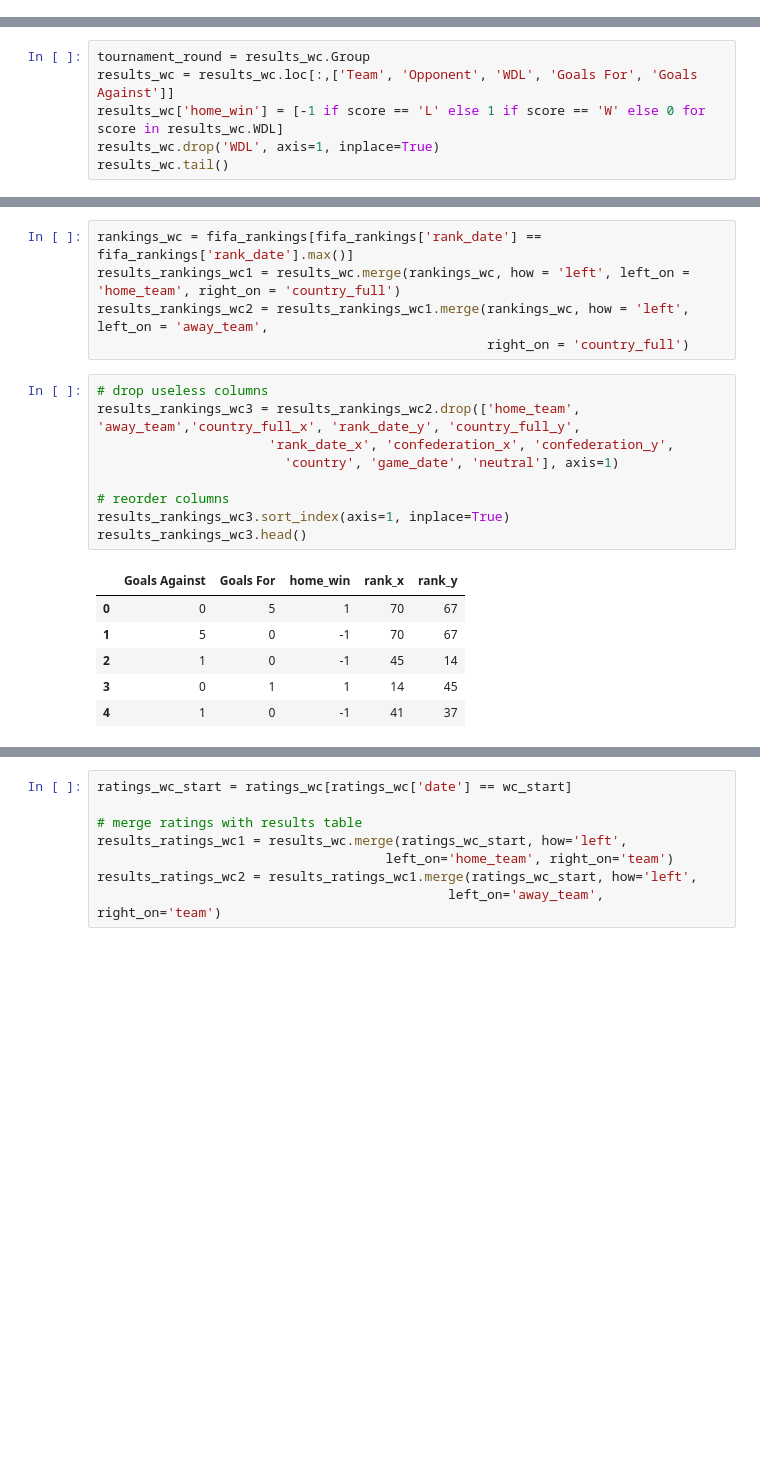
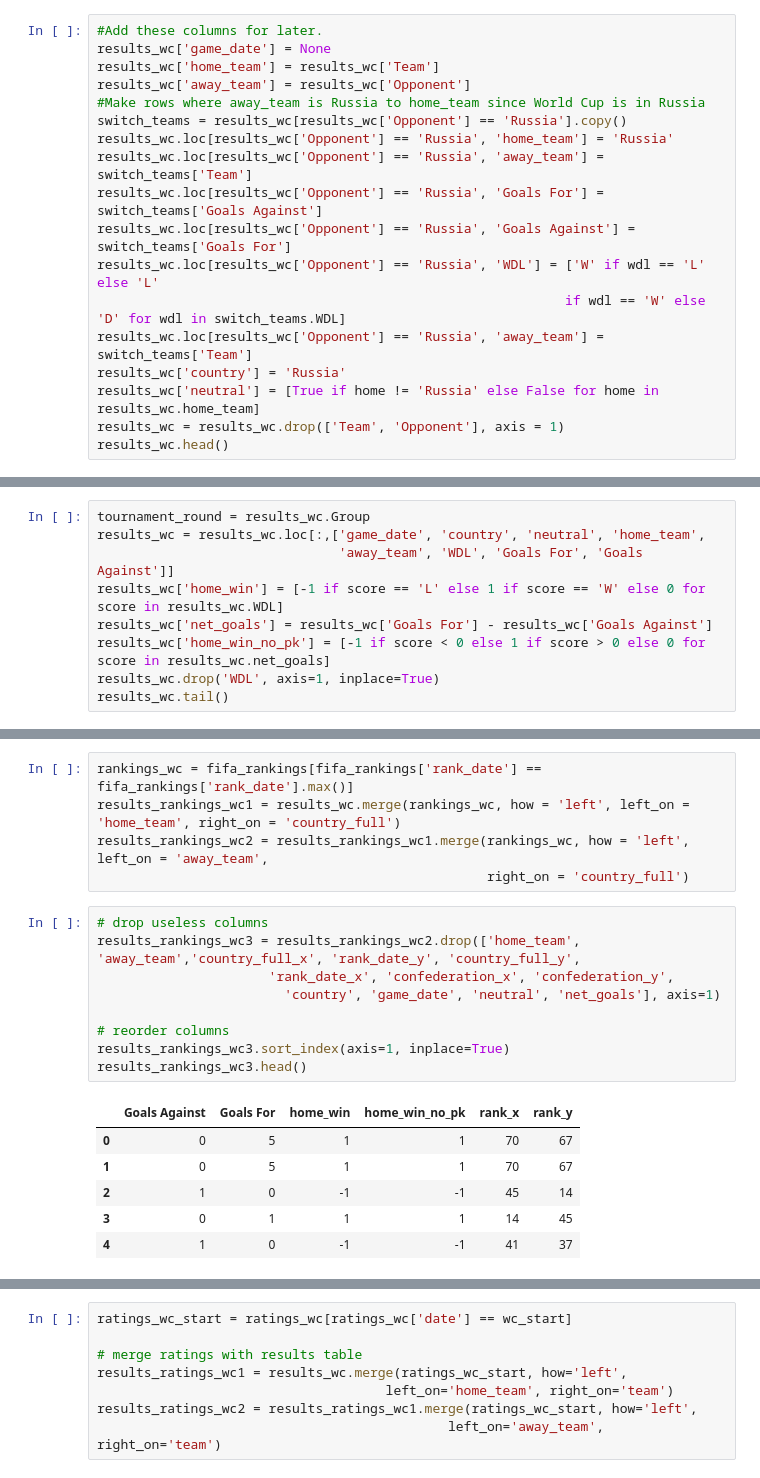
Before and after one commit to AC209aWC2018/World-Cup-2018, a Jupyter notebook: sofifa/sofifa-train-test.ipynb, the cells around one changed output, grey strips where cells are left out. Saved outputs shown, nothing was run; the diff lists cells and outputs as text; blank space fills up the shorter version.

```diff
--- a/sofifa/sofifa-train-test.ipynb
+++ b/sofifa/sofifa-train-test.ipynb
@@ -407,3 +407,21 @@ Cannot Find in Ratings IR Iran
 Cannot Find in Rankings IR Iran
 # %%
 results_wc.replace('IR Iran', 'Iran', inplace=True)
+# %%
+#Add these columns for later.
+results_wc['game_date'] = None
+results_wc['home_team'] = results_wc['Team']
+results_wc['away_team'] = results_wc['Opponent']
+#Make rows where away_team is Russia to home_team since World Cup is in Russia
+switch_teams = results_wc[results_wc['Opponent'] == 'Russia'].copy()
+results_wc.loc[results_wc['Opponent'] == 'Russia', 'home_team'] = 'Russia'
+results_wc.loc[results_wc['Opponent'] == 'Russia', 'away_team'] = switch_teams['Team']
+results_wc.loc[results_wc['Opponent'] == 'Russia', 'Goals For'] = switch_teams['Goals Against']
+results_wc.loc[results_wc['Opponent'] == 'Russia', 'Goals Against'] = switch_teams['Goals For']
+results_wc.loc[results_wc['Opponent'] == 'Russia', 'WDL'] = ['W' if wdl == 'L' else 'L'
+                                                            if wdl == 'W' else 'D' for wdl in switch_teams.WDL]
+results_wc.loc[results_wc['Opponent'] == 'Russia', 'away_team'] = switch_teams['Team']
+results_wc['country'] = 'Russia'
+results_wc['neutral'] = [True if home != 'Russia' else False for home in results_wc.home_team]
+results_wc = results_wc.drop(['Team', 'Opponent'], axis = 1)
+results_wc.head()
@@ -410,7 +436,10 @@ results_wc.replace('IR Iran', 'Iran', inplace=True)
 # %%
 tournament_round = results_wc.Group
-results_wc = results_wc.loc[:,['Team', 'Opponent', 'WDL', 'Goals For', 'Goals Against']]
+results_wc = results_wc.loc[:,['game_date', 'country', 'neutral', 'home_team',
+                               'away_team', 'WDL', 'Goals For', 'Goals Against']]
 results_wc['home_win'] = [-1 if score == 'L' else 1 if score == 'W' else 0 for score in results_wc.WDL]
+results_wc['net_goals'] = results_wc['Goals For'] - results_wc['Goals Against']
+results_wc['home_win_no_pk'] = [-1 if score < 0 else 1 if score > 0 else 0 for score in results_wc.net_goals]
 results_wc.drop('WDL', axis=1, inplace=True)
 results_wc.tail()
 # %% [output]
@@ -451,17 +459,17 @@ results_rankings_wc2 = results_rankings_wc1.merge(rankings_wc, how = 'left', lef
 # %%
 # drop useless columns
 results_rankings_wc3 = results_rankings_wc2.drop(['home_team', 'away_team','country_full_x', 'rank_date_y', 'country_full_y',
                       'rank_date_x', 'confederation_x', 'confederation_y',
-                        'country', 'game_date', 'neutral'], axis=1)
+                        'country', 'game_date', 'neutral', 'net_goals'], axis=1)
 
 # reorder columns
 results_rankings_wc3.sort_index(axis=1, inplace=True)
 results_rankings_wc3.head()
 # %% [output]
-|  | Goals Against | Goals For | home_win | rank_x | rank_y |
-| 0 | 0 | 5 | 1 | 70 | 67 |
-| 1 | 5 | 0 | -1 | 70 | 67 |
-| 2 | 1 | 0 | -1 | 45 | 14 |
-| 3 | 0 | 1 | 1 | 14 | 45 |
-| 4 | 1 | 0 | -1 | 41 | 37 |
+|  | Goals Against | Goals For | home_win | home_win_no_pk | rank_x | rank_y |
+| 0 | 0 | 5 | 1 | 1 | 70 | 67 |
+| 1 | 0 | 5 | 1 | 1 | 70 | 67 |
+| 2 | 1 | 0 | -1 | -1 | 45 | 14 |
+| 3 | 0 | 1 | 1 | 1 | 14 | 45 |
+| 4 | 1 | 0 | -1 | -1 | 41 | 37 |
 # %%
```
Also changed, not shown: parts of 11 cells of this notebook, 12 other files.
